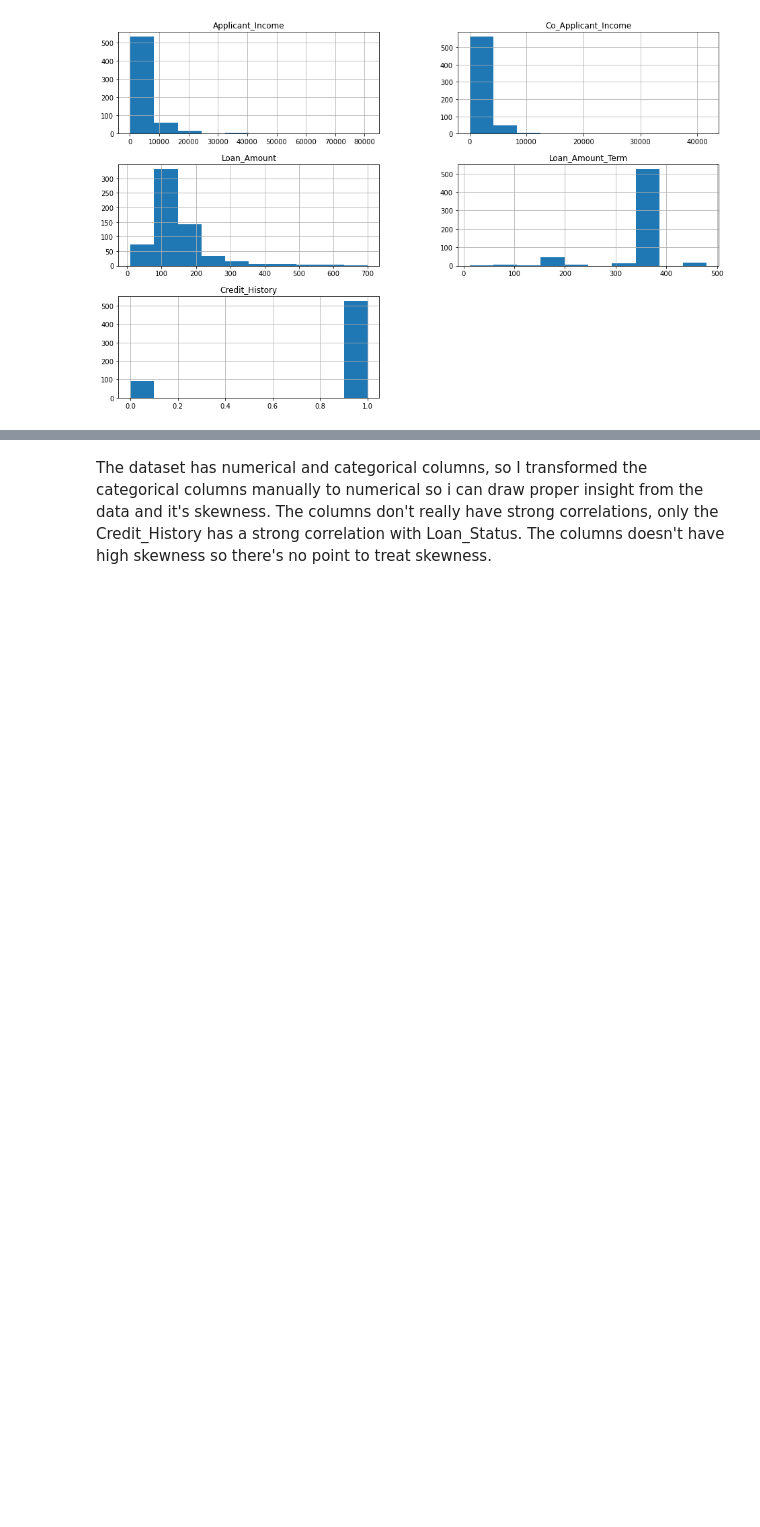
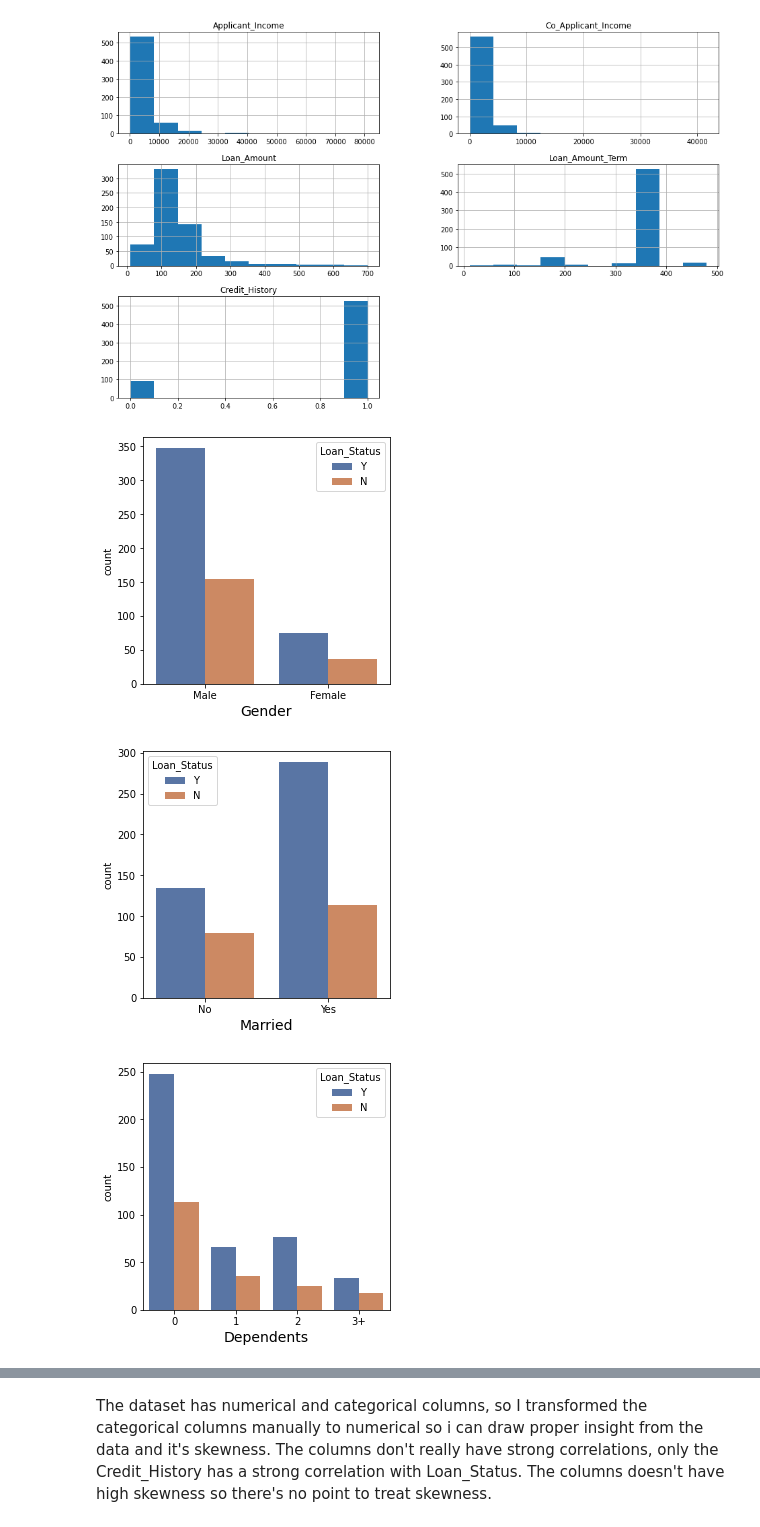
Before and after one commit to Placidus-Ali/intermediate_projects, a Jupyter notebook: machine_learning_projects/project_2.ipynb, the cells around one changed output, grey strips where cells are left out. Saved outputs shown, nothing was run; the diff lists cells and outputs as text; code cells hidden in the pictures; blank space fills up the shorter version.

```diff
--- a/machine_learning_projects/project_2.ipynb
+++ b/machine_learning_projects/project_2.ipynb
@@ -160,3 +177,14 @@ Index(['Loan_ID', 'Gender', 'Married', 'Dependents', 'Education',
 df.hist(figsize=[16,10]);
 # %% [output]
 [figure]
+# %%
+cat = df.columns
+for i in cat[:-1]:
+    plt.figure(figsize=(15,10))
+    plt.subplot(2,3,2)
+    sns.countplot(x=i ,hue='Loan_Status', data=df ,palette='deep') #  plasma
+    plt.xlabel(i, fontsize=14)
+# %% [output]
+[figure, added]
+[figure, added]
+[figure, added]
```
Also changed, not shown: parts of 40 cells of this notebook, 5 other files.
